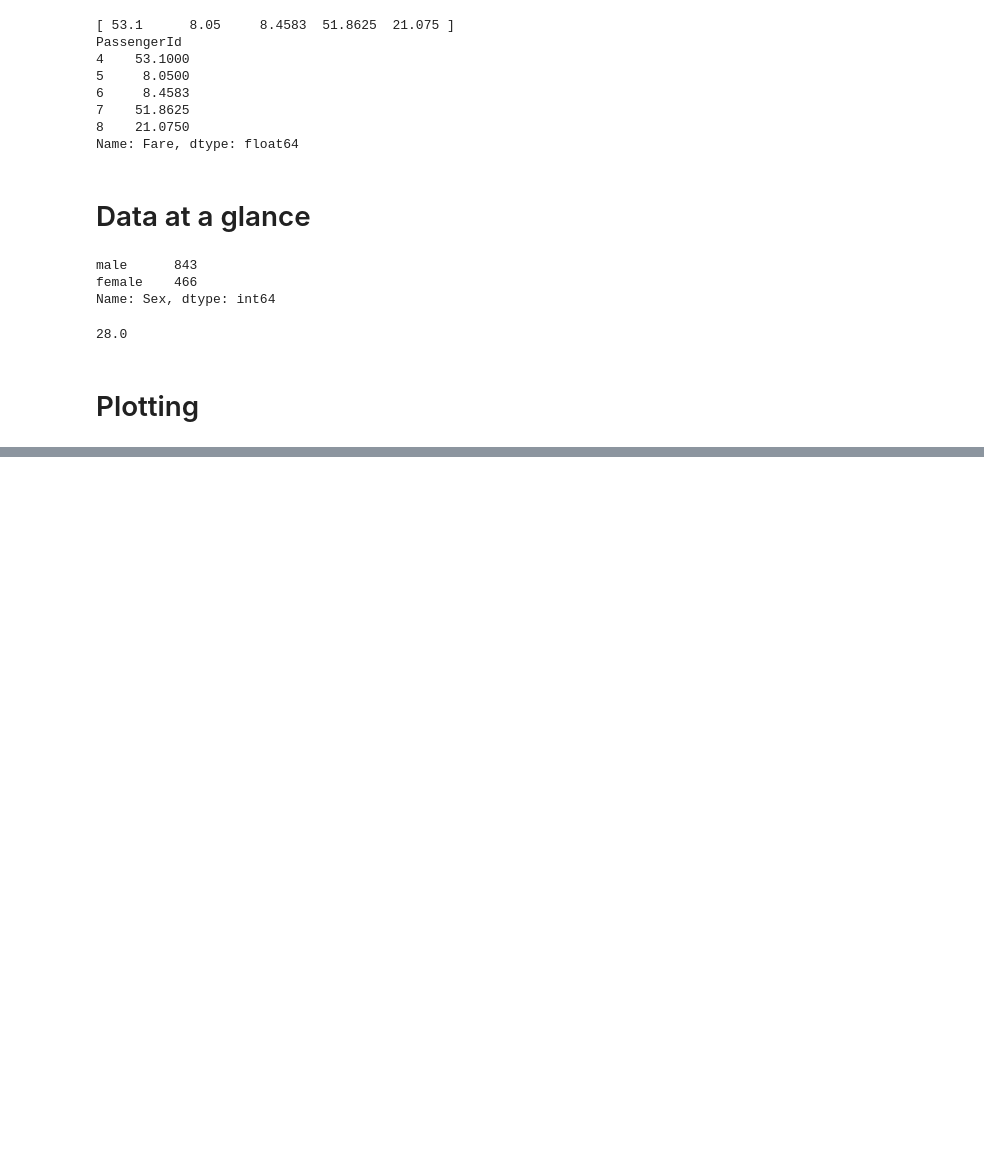
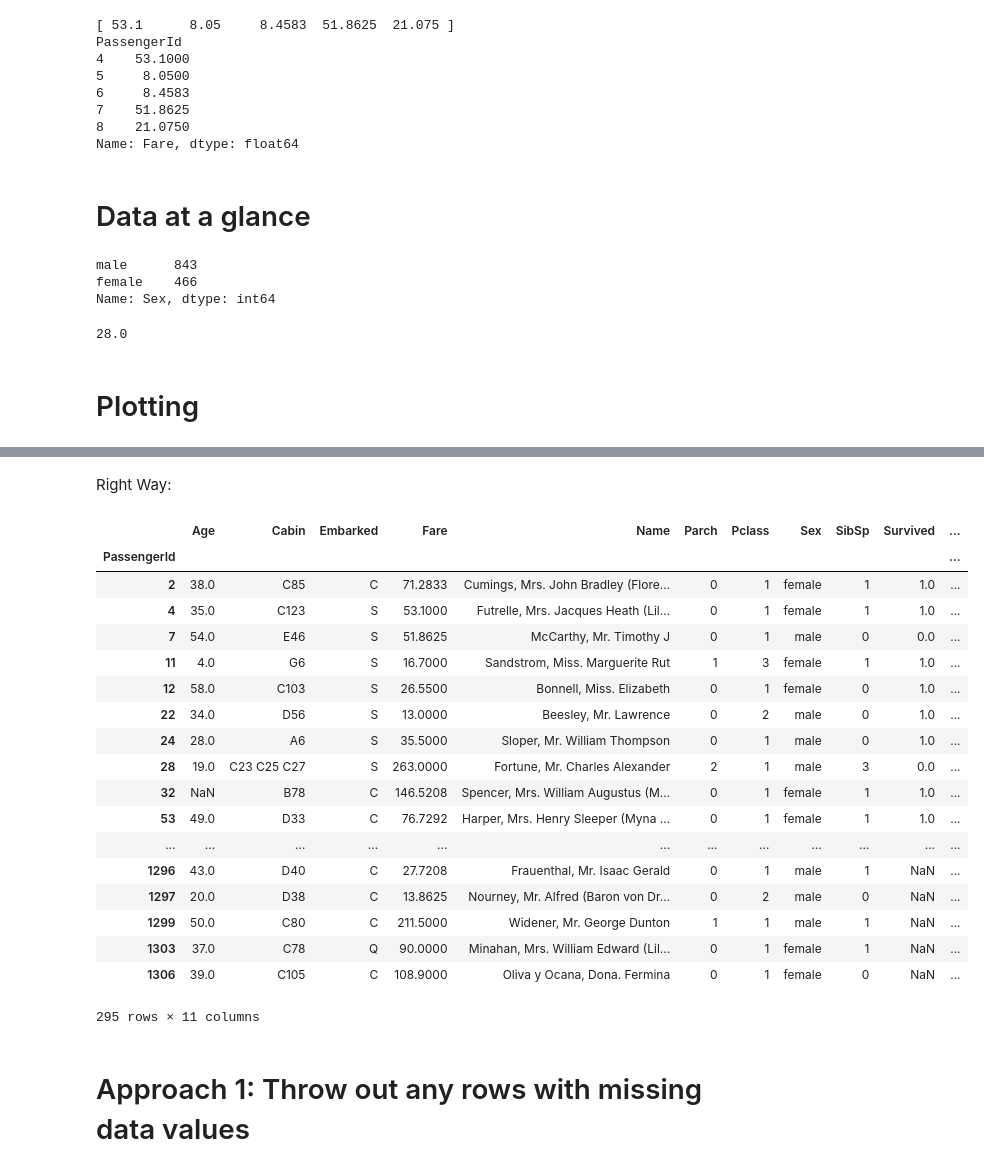
Before and after one commit to dtamayo/MachineLearning, a Jupyter notebook: Day2/TitanicPandas.ipynb, the cells around one changed output, grey strips where cells are left out. Saved outputs shown, nothing was run; the diff lists cells and outputs as text; code cells hidden in the pictures; blank space fills up the shorter version.

```diff
--- a/Day2/TitanicPandas.ipynb
+++ b/Day2/TitanicPandas.ipynb
@@ -175,0 +318,26 @@ fig = df.hist(figsize=(15,5))
+# %% [markdown]
+Right Way:
+# %%
+df.loc[df['Cabin'].notnull()]
+# %% [output]
+|  | Age | Cabin | Embarked | Fare | Name | Parch | Pclass | Sex | SibSp | Survived | ... |
+| PassengerId |  |  |  |  |  |  |  |  |  |  | ... |
+| 2 | 38.0 | C85 | C | 71.2833 | Cumings, Mrs. John Bradley (Flore... | 0 | 1 | female | 1 | 1.0 | ... |
+| 4 | 35.0 | C123 | S | 53.1000 | Futrelle, Mrs. Jacques Heath (Lil... | 0 | 1 | female | 1 | 1.0 | ... |
+| 7 | 54.0 | E46 | S | 51.8625 | McCarthy, Mr. Timothy J | 0 | 1 | male | 0 | 0.0 | ... |
+| 11 | 4.0 | G6 | S | 16.7000 | Sandstrom, Miss. Marguerite Rut | 1 | 3 | female | 1 | 1.0 | ... |
+| 12 | 58.0 | C103 | S | 26.5500 | Bonnell, Miss. Elizabeth | 0 | 1 | female | 0 | 1.0 | ... |
+| 22 | 34.0 | D56 | S | 13.0000 | Beesley, Mr. Lawrence | 0 | 2 | male | 0 | 1.0 | ... |
+| 24 | 28.0 | A6 | S | 35.5000 | Sloper, Mr. William Thompson | 0 | 1 | male | 0 | 1.0 | ... |
+| 28 | 19.0 | C23 C25 C27 | S | 263.0000 | Fortune, Mr. Charles Alexander | 2 | 1 | male | 3 | 0.0 | ... |
+| 32 | NaN | B78 | C | 146.5208 | Spencer, Mrs. William Augustus (M... | 0 | 1 | female | 1 | 1.0 | ... |
+| 53 | 49.0 | D33 | C | 76.7292 | Harper, Mrs. Henry Sleeper (Myna ... | 0 | 1 | female | 1 | 1.0 | ... |
+| ... | ... | ... | ... | ... | ... | ... | ... | ... | ... | ... | ... |
+| 1296 | 43.0 | D40 | C | 27.7208 | Frauenthal, Mr. Isaac Gerald | 0 | 1 | male | 1 | NaN | ... |
+| 1297 | 20.0 | D38 | C | 13.8625 | Nourney, Mr. Alfred (Baron von Dr... | 0 | 2 | male | 0 | NaN | ... |
+| 1299 | 50.0 | C80 | C | 211.5000 | Widener, Mr. George Dunton | 1 | 1 | male | 1 | NaN | ... |
+| 1303 | 37.0 | C78 | Q | 90.0000 | Minahan, Mrs. William Edward (Lil... | 0 | 1 | female | 1 | NaN | ... |
+| 1306 | 39.0 | C105 | C | 108.9000 | Oliva y Ocana, Dona. Fermina | 0 | 1 | female | 0 | NaN | ... |
+295 rows × 11 columns
+# %% [markdown]
+# Approach 1:  Throw out any rows with missing data values
```
Also changed, not shown: parts of 64 cells of this notebook, 3 other files.
